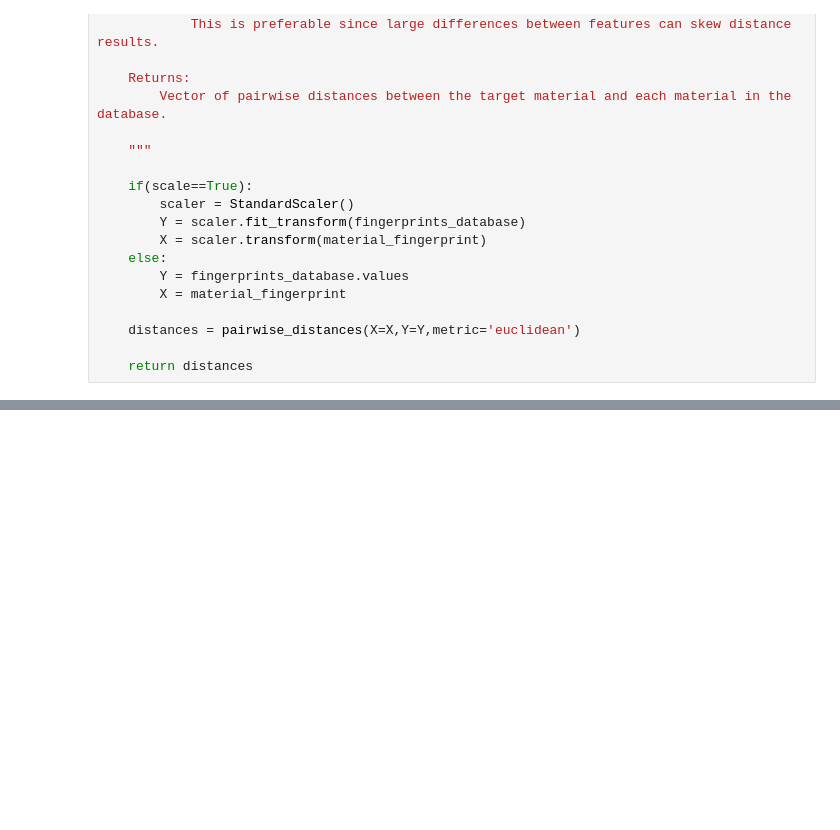
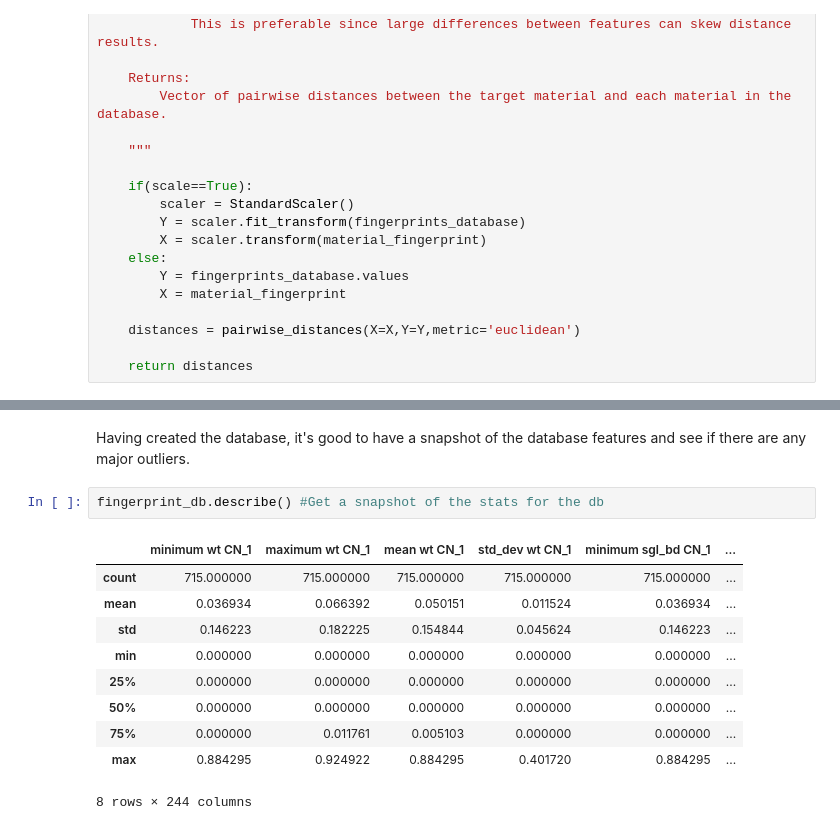
Before and after one commit to g-hegde/material-similarity, a Jupyter notebook: MaterialSimilarity.ipynb, the cells around one changed output, grey strips where cells are left out. Cells and saved outputs as stored; diff of their text form; blank space fills up the shorter version.

```diff
--- a/MaterialSimilarity.ipynb
+++ b/MaterialSimilarity.ipynb
@@ -258,0 +323,15 @@ closest_10_monoatomic_to_TiN.head(20)
+# %% [markdown]
+Having created the database, it's good to have a snapshot of the database features and see if there are any major outliers.
+# %%
+fingerprint_db.describe() #Get a snapshot of the stats for the db
+# %% [output]
+|  | minimum wt CN_1 | maximum wt CN_1 | mean wt CN_1 | std_dev wt CN_1 | minimum sgl_bd CN_1 | ... |
+| count | 715.000000 | 715.000000 | 715.000000 | 715.000000 | 715.000000 | ... |
+| mean | 0.036934 | 0.066392 | 0.050151 | 0.011524 | 0.036934 | ... |
+| std | 0.146223 | 0.182225 | 0.154844 | 0.045624 | 0.146223 | ... |
+| min | 0.000000 | 0.000000 | 0.000000 | 0.000000 | 0.000000 | ... |
+| 25% | 0.000000 | 0.000000 | 0.000000 | 0.000000 | 0.000000 | ... |
+| 50% | 0.000000 | 0.000000 | 0.000000 | 0.000000 | 0.000000 | ... |
+| 75% | 0.000000 | 0.011761 | 0.005103 | 0.000000 | 0.000000 | ... |
+| max | 0.884295 | 0.924922 | 0.884295 | 0.401720 | 0.884295 | ... |
+8 rows × 244 columns
```
Also changed, not shown: parts of 18 cells of this notebook.
